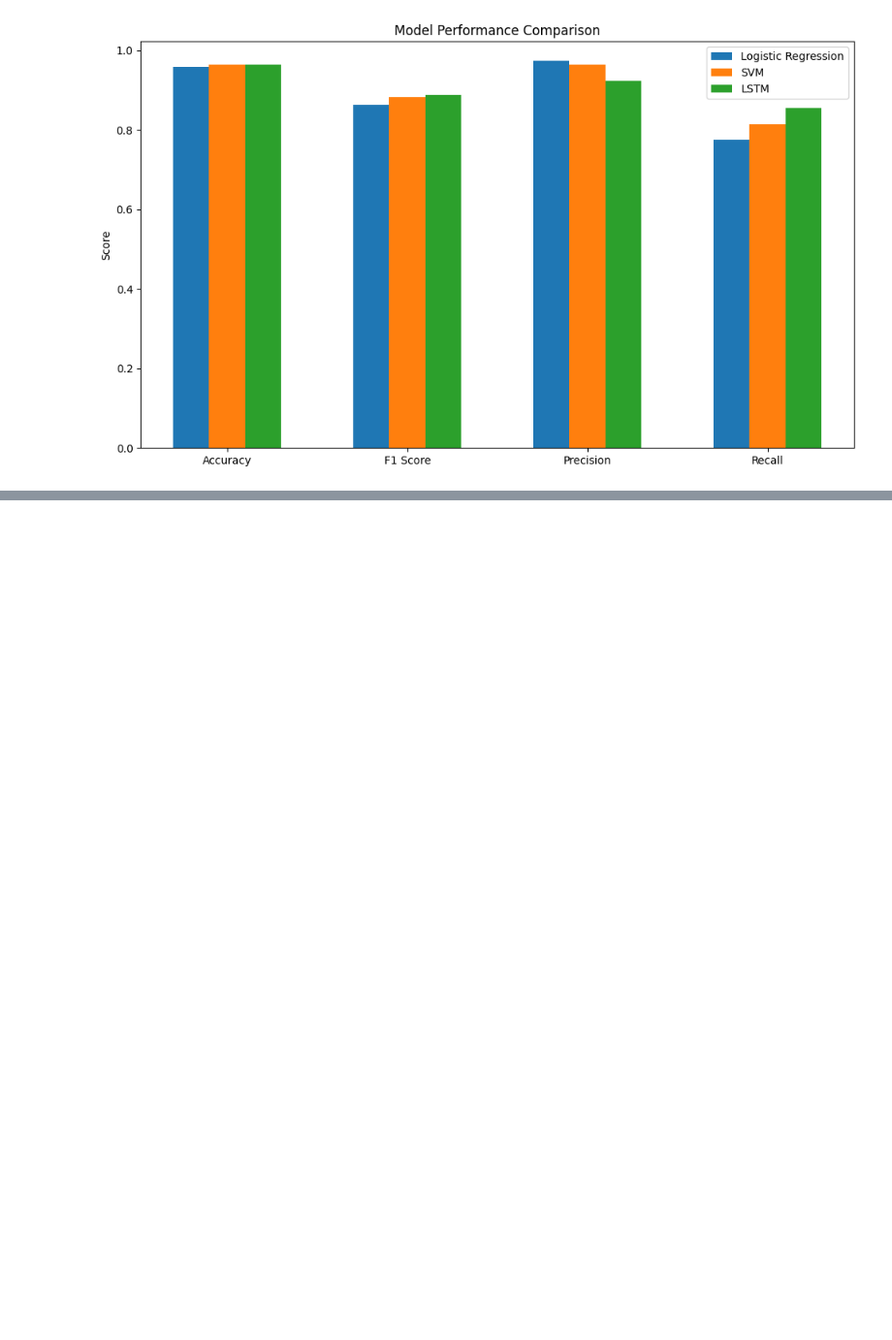
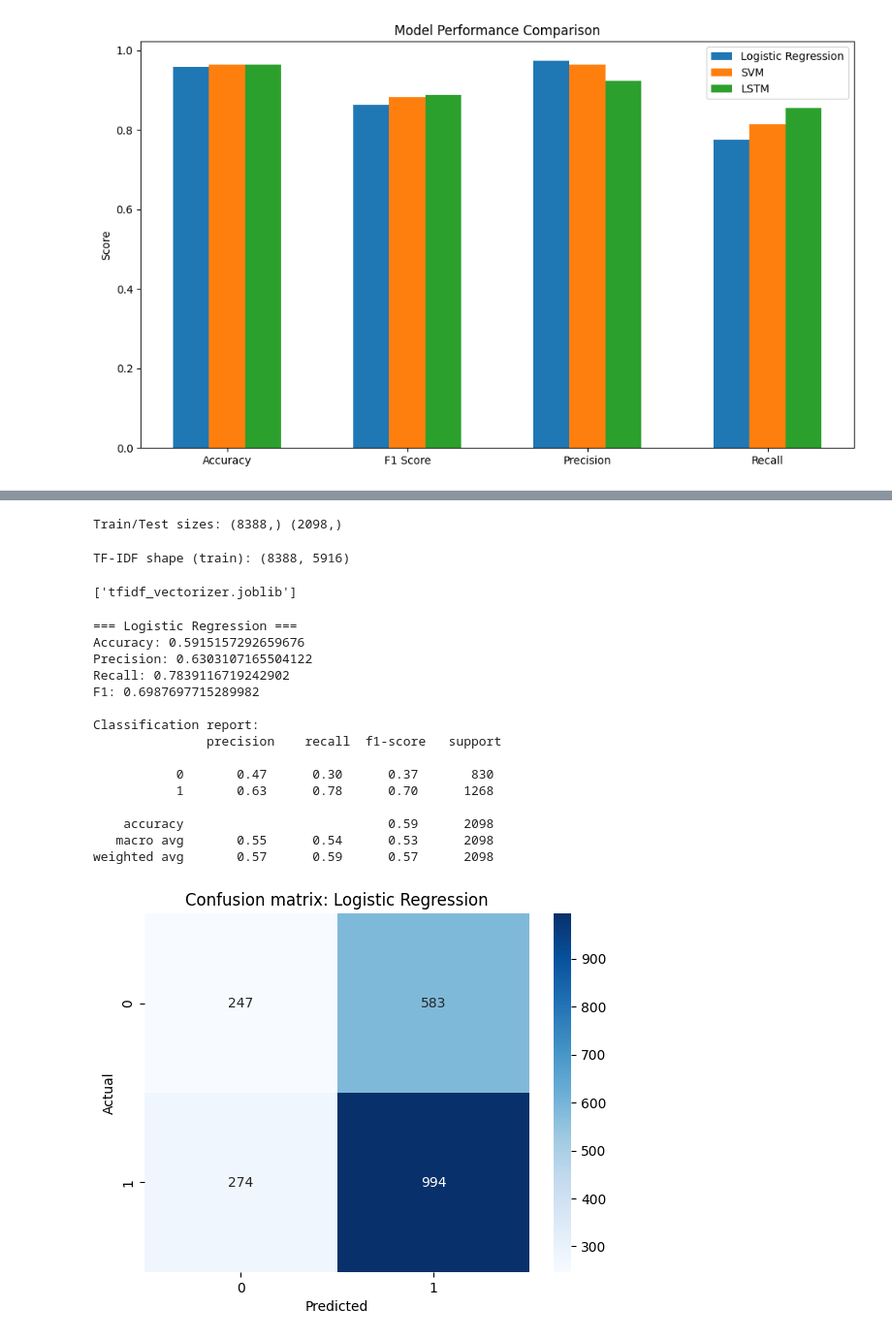
Before and after one commit to devyaniiiiii/Machine_learning_CA_2, a Jupyter notebook: FakeNews_India_Colab_(2).ipynb, the cells around one changed output, grey strips where cells are left out. Shown at 97% size. Drawn from its saved outputs; the diff is of its cells as text; code cells hidden in the pictures; blank space fills up the shorter version.

```diff
--- a/FakeNews_India_Colab_(2).ipynb
+++ b/FakeNews_India_Colab_(2).ipynb
@@ -359,0 +618,73 @@ plt.show()
+# %%
+# Cell 10 — Train/test split
+# Comment: We'll use stratified split to maintain label balance between train and test sets.
+from sklearn.model_selection import train_test_split
+
+RANDOM_SEED = 42 # Define RANDOM_SEED
+
+X = data['text_clean']
+y = data['label_bin']
+
+X_train, X_test, y_train, y_test = train_test_split(X, y, test_size=0.20, stratify=y, random_state=RANDOM_SEED)
+print("Train/Test sizes:", X_train.shape, X_test.shape)
+# Comment: Stratified split helps when classes are imbalanced.
+# %% [output]
+Train/Test sizes: (8388,) (2098,)
+# %%
+# Cell 11 — Feature extraction for classical models: TF-IDF
+# Comment: Fit TF-IDF on training texts and transform both train and test.
+from sklearn.feature_extraction.text import TfidfVectorizer
+
+tfidf = TfidfVectorizer(max_features=40000, ngram_range=(1,2), stop_words='english')
+X_train_tfidf = tfidf.fit_transform(X_train)
+X_test_tfidf = tfidf.transform(X_test)
+
+print("TF-IDF shape (train):", X_train_tfidf.shape)
+# Save vectorizer for later reuse if needed
+import joblib
+joblib.dump(tfidf, 'tfidf_vectorizer.joblib')
+# Comment: We limit vocabulary to 40k features (adjust depending on dataset size).
+# %% [output]
+TF-IDF shape (train): (8388, 5916)
+['tfidf_vectorizer.joblib']
+# %%
+# Cell 12 — Model 1: Logistic Regression training & evaluation
+# Comment: Train with balanced class weight to mitigate imbalance. Evaluate using common metrics.
+from sklearn.linear_model import LogisticRegression
+from sklearn.metrics import accuracy_score, precision_score, recall_score, f1_score, classification_report, confusion_matrix
+
+lr = LogisticRegression(max_iter=2000, class_weight='balanced', random_state=RANDOM_SEED)
+lr.fit(X_train_tfidf, y_train)
+y_pred_lr = lr.predict(X_test_tfidf)
+
+def print_metrics(y_true, y_pred, label='Model'):
+    print(f"=== {label} ===")
+    print("Accuracy:", accuracy_score(y_true, y_pred))
+    print("Precision:", precision_score(y_true, y_pred, zero_division=0))
+    print("Recall:", recall_score(y_true, y_pred, zero_division=0))
+    print("F1:", f1_score(y_true, y_pred, zero_division=0))
+    print("\nClassification report:\n", classification_report(y_true, y_pred, zero_division=0))
+    cm = confusion_matrix(y_true, y_pred)
+    sns.heatmap(cm, annot=True, fmt='d', cmap='Blues')
+    plt.title(f'Confusion matrix: {label}')
+    plt.xlabel('Predicted'); plt.ylabel('Actual'); plt.show()
+
+print_metrics(y_test, y_pred_lr, 'Logistic Regression')
+# Comment: class_weight='balanced' helps account for class imbalance.
+# %% [output]
+=== Logistic Regression ===
+Accuracy: 0.5915157292659676
+Precision: 0.6303107165504122
+Recall: 0.7839116719242902
+F1: 0.6987697715289982
+
+Classification report:
+               precision    recall  f1-score   support
+
+           0       0.47      0.30      0.37       830
+           1       0.63      0.78      0.70      1268
+
+    accuracy                           0.59      2098
+   macro avg       0.55      0.54      0.53      2098
+weighted avg       0.57      0.59      0.57      2098
+[figure, added]
```
Also changed, not shown: parts of 14 cells of this notebook.
